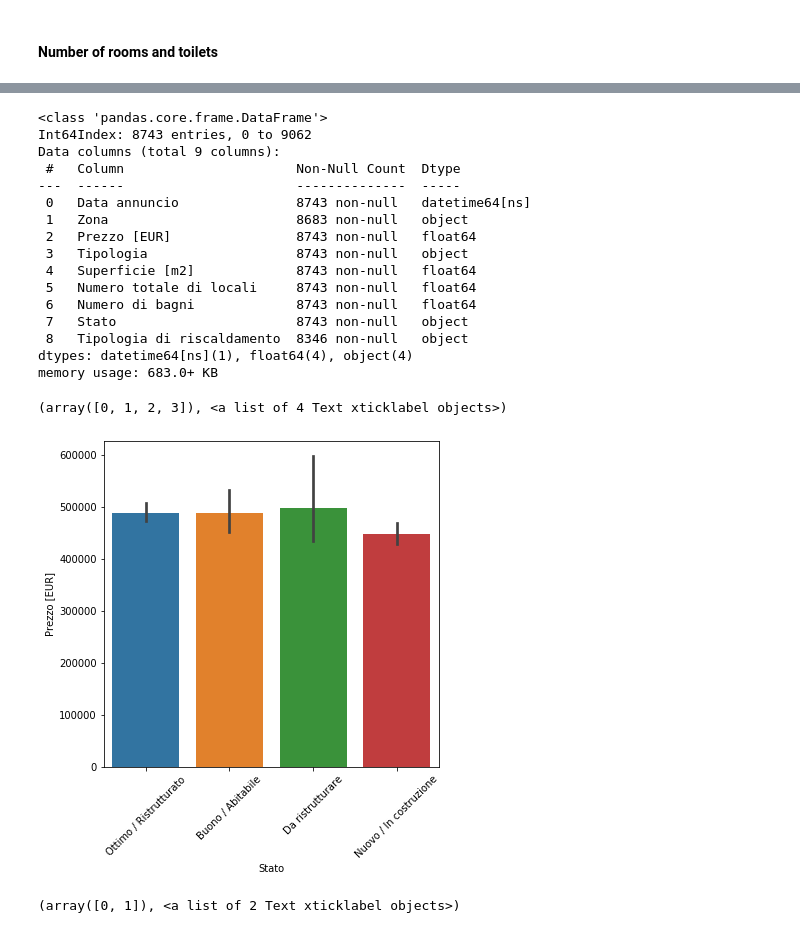
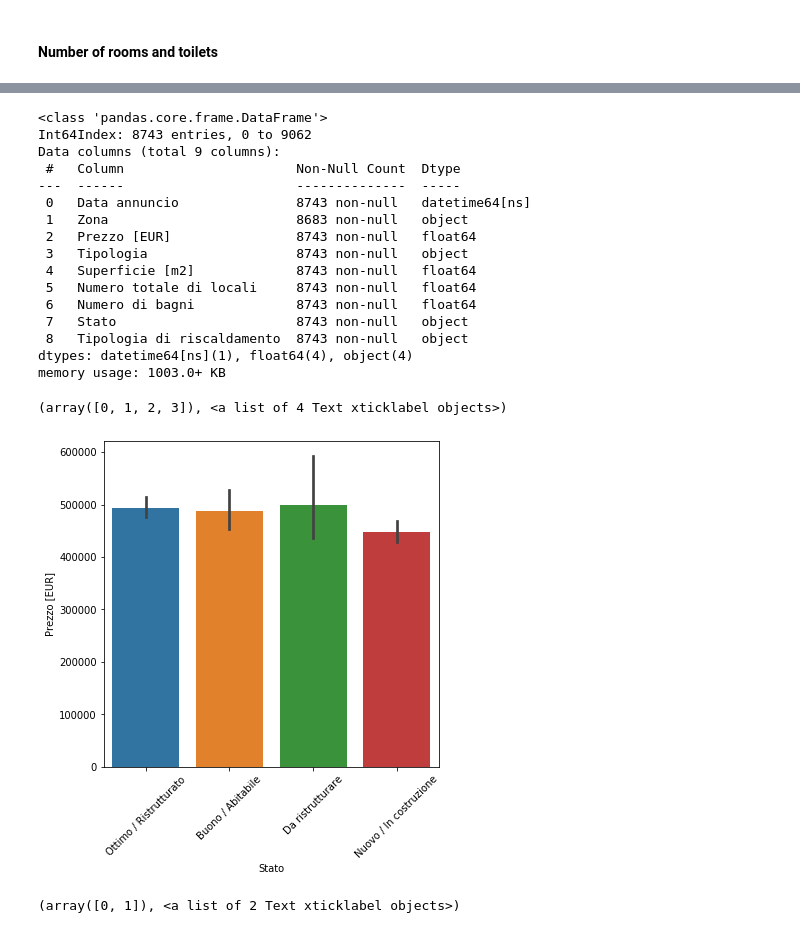
Before and after one commit to LazyEval/housing-prices-firenze, a Jupyter notebook: notebooks/1.0-LazyEval-data-cleaning.ipynb, the cells around one changed output, grey strips where cells are left out. Drawn from its saved outputs; the diff is of its cells as text; code cells hidden in the pictures.

```diff
--- a/notebooks/1.0-LazyEval-data-cleaning.ipynb
+++ b/notebooks/1.0-LazyEval-data-cleaning.ipynb
@@ -41,8 +41,42 @@ df = df.loc[df['Contratto'] != 'Affitto', :]
 # Checking for and removing duplicates
 df.duplicated().sum()
 df = df.drop_duplicates()
+# %%
+df['Indirizzo'] = df['Indirizzo'].str.replace("[",'').str.replace("]",'').str.replace('\'', '')
+# %%
+# Not in Firenze
+df = df.drop(index=[1279, 4985])
+# %%
+df.loc[df['Indirizzo'] == 'Firenze, via vittorio emanuele orlando', 'Zona'] = 'Coverciano Bellariva'
+df.loc[df['Indirizzo'] == 'Firenze, via borgo la noce', 'Zona'] = 'Centro'
+df.loc[df['Indirizzo'] == 'Firenze, via Cigoli 31', 'Zona'] = 'L Isolotto'
+df.loc[df['Indirizzo'] == 'Firenze, via impruneta per mezzomonte', 'Zona'] = 'Bellosguardo Galluzzo'
+df.loc[df['Indirizzo'] == 'Firenze, via gioberti', 'Zona'] = 'Campo Di Marte Liberta'
+df.loc[df['Indirizzo'] == 'Firenze, via dei cioli 50', 'Zona'] = 'Settignano Rovezzano'
+df.loc[df['Indirizzo'] == 'Firenze, via spinucci 1', 'Zona'] = 'Serpiolle Careggi'
+df.loc[df['Indirizzo'] == 'Firenze, "via lungo laffrico 50"', 'Zona'] = 'Coverciano Bellariva'
+df.loc[df['Indirizzo'] == 'Firenze, via lippi', 'Zona'] = 'Legnaia Soffiano'
+df.loc[df['Indirizzo'] == 'Firenze, cairoli', 'Zona'] = 'Campo Di Marte Liberta'
+df.loc[df['Indirizzo'] == 'Firenze, via aretina', 'Zona'] = 'Coverciano Bellariva'
+df.loc[df['Indirizzo'] == 'Firenze, via Fra Bartolommeo  40', 'Zona'] = 'Campo Di Marte Liberta'
+df.loc[df['Indirizzo'] == 'Firenze, viale don minzoni 1', 'Zona'] = 'Campo Di Marte Liberta'
+df.loc[df['Indirizzo'] == 'Firenze, viale don minzoni  1', 'Zona'] = 'Campo Di Marte Liberta'
+df.loc[df['Indirizzo'] == 'Firenze, piazza beccaria', 'Zona'] = 'Campo Di Marte Liberta'
+df.loc[df['Indirizzo'] == 'Firenze, via san zanobi', 'Zona'] = 'Centro'
+df.loc[df['Indirizzo'] == 'Firenze, Piazzale Michelangelo', 'Zona'] = 'Michelangelo Porta Romana'
+df.loc[df['Indirizzo'] == 'Firenze, Via del Paradiso', 'Zona'] = 'Zona Firenze Sud'
+df.loc[df['Indirizzo'] == 'Firenze, via di Canonica', 'Zona'] = 'Centro'
+df.loc[df['Indirizzo'] == 'Firenze, Via di Canonica', 'Zona'] = 'Centro'
+df.loc[df['Indirizzo'] == 'Firenze, Via Frusa', 'Zona'] = 'Campo Di Marte Liberta'
+df.loc[df['Indirizzo'] == 'Firenze, Via Vespucci', 'Zona'] = 'Firenze Nord'
+df.loc[df['Indirizzo'] == 'Firenze, via baracca  148', 'Zona'] = 'Firenze Nord'
+df.loc[df['Indirizzo'] == 'Firenze, via dei Tavolini 1', 'Zona'] = 'Centro'
+df.loc[df['Indirizzo'] == 'Firenze, via Pisana 980', 'Zona'] = 'Ugnano Mantignano'
+df.loc[df['Indirizzo'] == 'Firenze, VIA SENESE', 'Zona'] = 'Bellosguardo Galluzzo'
+df.loc[df['Indirizzo'] == 'Firenze, "piazza dAzeglio"', 'Zona'] = 'Centro'
+df.loc[df['Indirizzo'] == 'Firenze, "Piazza dazeglio"', 'Zona'] = 'Centro'
 # %%
-df.loc[df['Zona'].isna(), :]
+df['Zona'] = df['Zona'].fillna('Non specificato')
 # %%
 # Clean up data types
 df['Superficie [m2]'] = (df['Superficie']
@@ -226,18 +280,18 @@ Data columns (total 9 columns):
  5   Numero totale di locali     8743 non-null   float64
  6   Numero di bagni             8743 non-null   float64
  7   Stato                       8743 non-null   object
- 8   Tipologia di riscaldamento  8346 non-null   object
+ 8   Tipologia di riscaldamento  8743 non-null   object
 dtypes: datetime64[ns](1), float64(4), object(4)
-memory usage: 683.0+ KB
+memory usage: 1003.0+ KB
 # %%
 # Dropping N/A values
 # %%
 fig = plt.figure(figsize=(6, 6))
-sns.barplot(x=df['Stato'], y=df['Prezzo [EUR]'])
+sns.barplot(x=df_final['Stato'], y=df_final['Prezzo [EUR]'])
 plt.xticks(rotation=45)
 # %% [output]
 (array([0, 1, 2, 3]), <a list of 4 Text xticklabel objects>)
-[figure, old version]
+[figure, new version]
 # %%
 # Imputing "Stato" by most frequent as it does not seem to influence price much
 df_final['Stato'] = df_final['Stato'].fillna(df_final['Stato'].value_counts().index[0])
```
Also changed, not shown: parts of 12 cells of this notebook.
